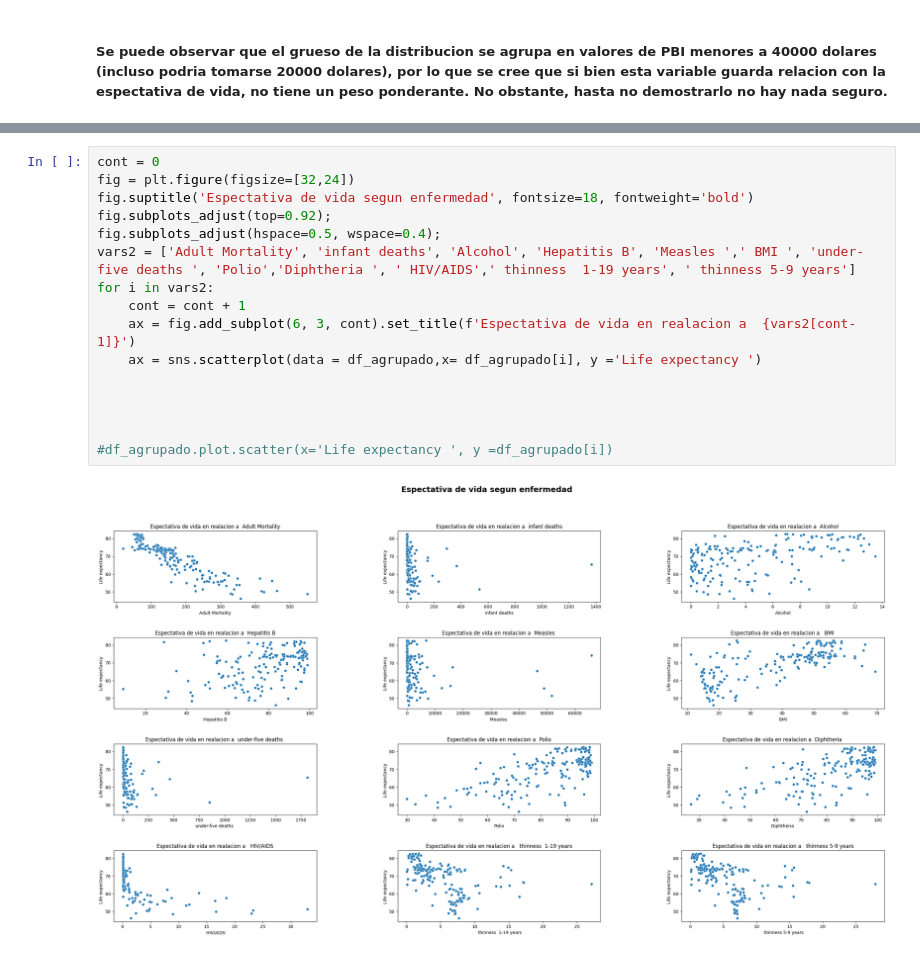
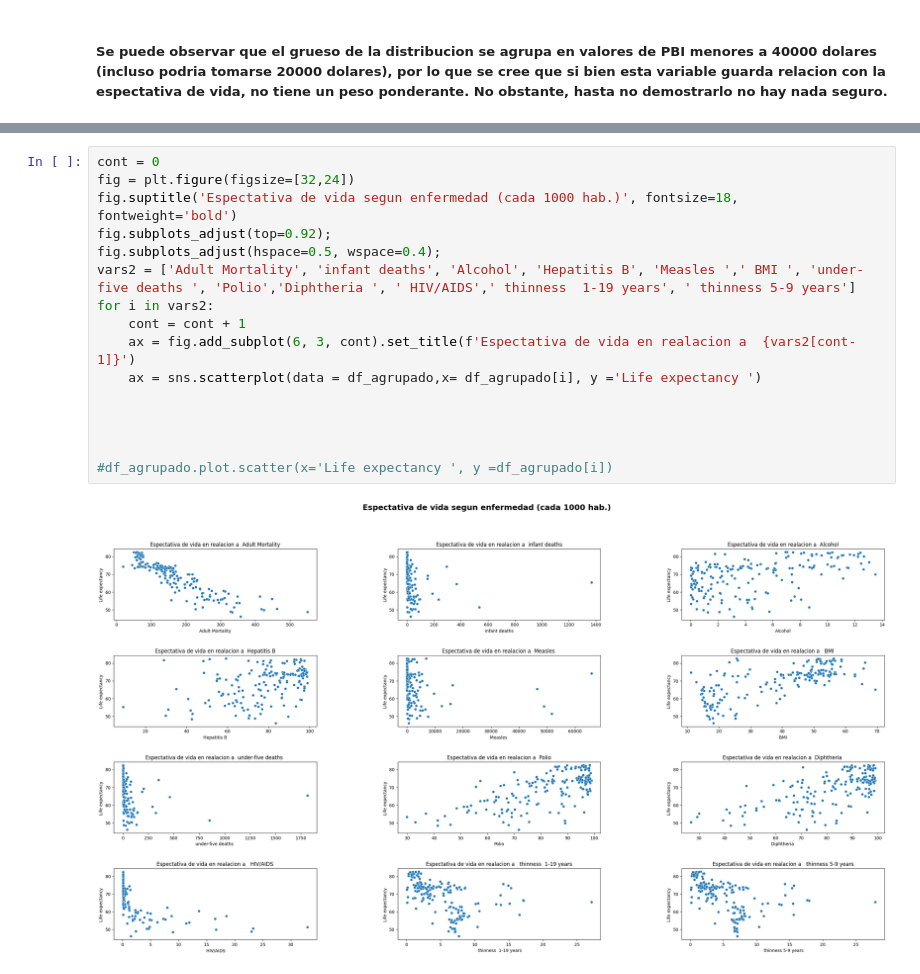
Before and after one commit to FernandoRamirez298/Data-Science-101, a Jupyter notebook: Entregas/Entrega_3/ProyectoDS_Parte1_Ramirez.ipynb, the cells around one changed output, grey strips where cells are left out. Saved outputs shown, nothing was run; the diff lists cells and outputs as text.

```diff
--- a/Entregas/Entrega_3/ProyectoDS_Parte1_Ramirez.ipynb
+++ b/Entregas/Entrega_3/ProyectoDS_Parte1_Ramirez.ipynb
@@ -228,18 +222,18 @@ plt.ylabel('Espectativa de vida');
 # %%
 cont = 0
 fig = plt.figure(figsize=[32,24])
-fig.suptitle('Espectativa de vida segun enfermedad', fontsize=18, fontweight='bold')
+fig.suptitle('Espectativa de vida segun enfermedad (cada 1000 hab.)', fontsize=18, fontweight='bold')
 fig.subplots_adjust(top=0.92);
 fig.subplots_adjust(hspace=0.5, wspace=0.4);
 vars2 = ['Adult Mortality', 'infant deaths', 'Alcohol', 'Hepatitis B', 'Measles ',' BMI ', 'under-five deaths ', 'Polio','Diphtheria ', ' HIV/AIDS',' thinness  1-19 years', ' thinness 5-9 years']
 for i in vars2:
     cont = cont + 1
     ax = fig.add_subplot(6, 3, cont).set_title(f'Espectativa de vida en realacion a  {vars2[cont-1]}')
     ax = sns.scatterplot(data = df_agrupado,x= df_agrupado[i], y ='Life expectancy ')
 
 
 
 
 #df_agrupado.plot.scatter(x='Life expectancy ', y =df_agrupado[i])
 # %% [output]
-[figure, old version]
+[figure, new version]
```
Also changed, not shown: parts of 6 cells of this notebook.
